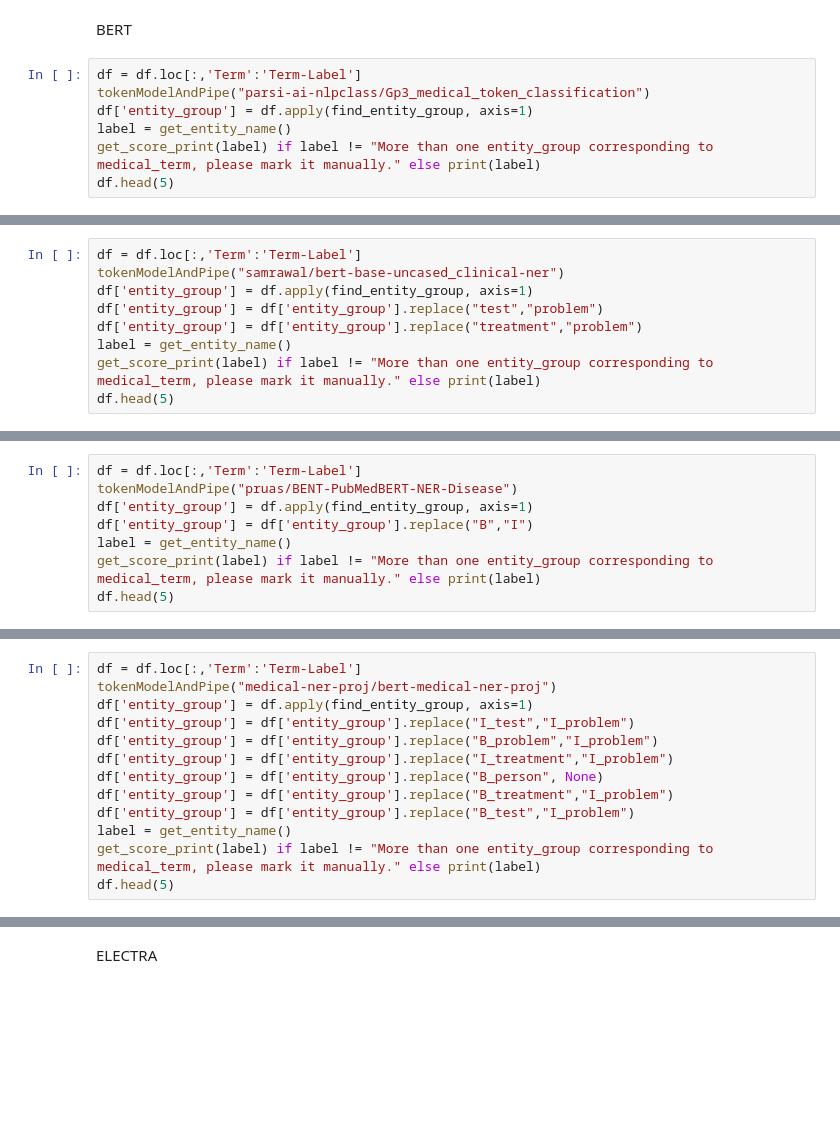
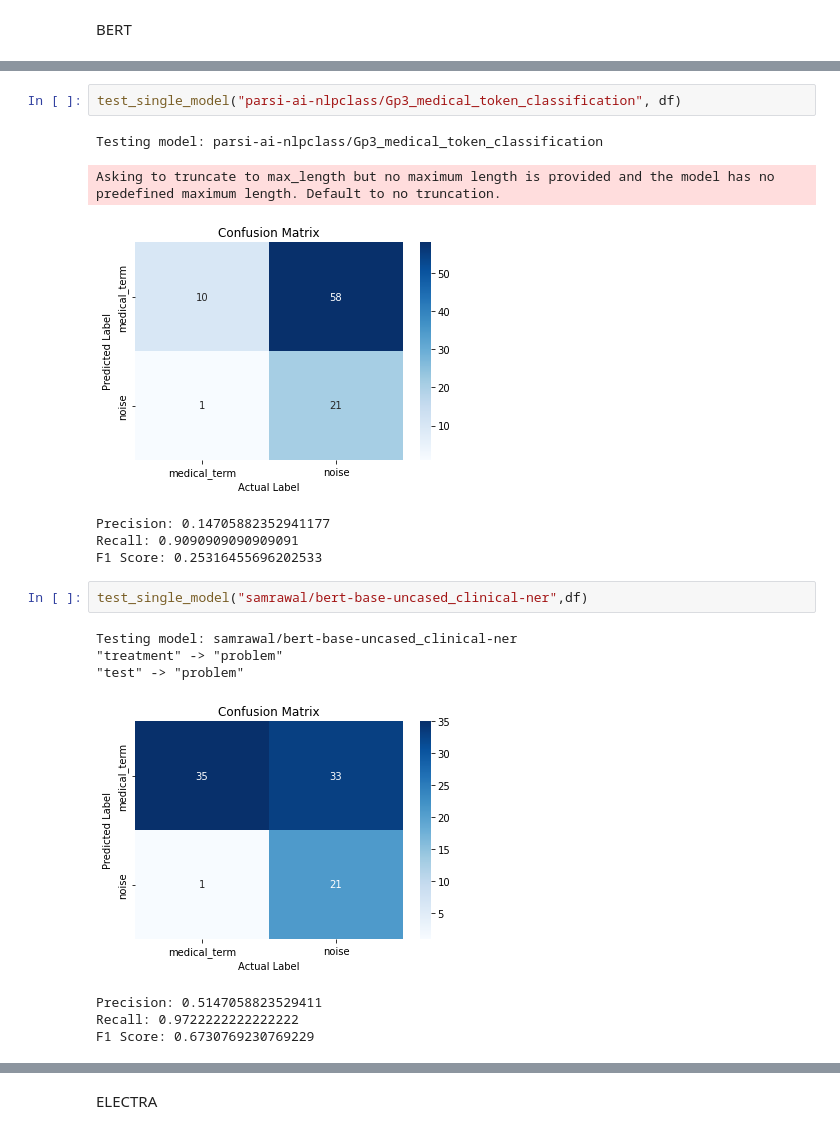
Before and after one commit to JiananTao/GDP2023_llms, a Jupyter notebook: LLMs_with_NER-Jianan.ipynb, the cells around one changed output, grey strips where cells are left out. Cells and saved outputs as stored; diff of their text form; blank space fills up the shorter version.

```diff
--- a/LLMs_with_NER-Jianan.ipynb
+++ b/LLMs_with_NER-Jianan.ipynb
@@ -134,9 +177,2 @@ def get_score_print(label):
 # %% [markdown]
 BERT
-# %%
-df = df.loc[:,'Term':'Term-Label']
-tokenModelAndPipe("parsi-ai-nlpclass/Gp3_medical_token_classification")
-df['entity_group'] = df.apply(find_entity_group, axis=1)
-label = get_entity_name()
-get_score_print(label) if label != "More than one entity_group corresponding to medical_term, please mark it manually." else print(label)
-df.head(5)
@@ -155,9 +178,0 @@ F1 Score: 0.25316455696202533
-# %%
-df = df.loc[:,'Term':'Term-Label']
-tokenModelAndPipe("samrawal/bert-base-uncased_clinical-ner")
-df['entity_group'] = df.apply(find_entity_group, axis=1)
-df['entity_group'] = df['entity_group'].replace("test","problem")
-df['entity_group'] = df['entity_group'].replace("treatment","problem")
-label = get_entity_name()
-get_score_print(label) if label != "More than one entity_group corresponding to medical_term, please mark it manually." else print(label)
-df.head(5)
@@ -175,8 +178,0 @@ F1 Score: 0.6666666666666665
-# %%
-df = df.loc[:,'Term':'Term-Label']
-tokenModelAndPipe("pruas/BENT-PubMedBERT-NER-Disease")
-df['entity_group'] = df.apply(find_entity_group, axis=1)
-df['entity_group'] = df['entity_group'].replace("B","I")
-label = get_entity_name()
-get_score_print(label) if label != "More than one entity_group corresponding to medical_term, please mark it manually." else print(label)
-df.head(5)
@@ -195,13 +178,0 @@ F1 Score: 0.29629629629629634
-# %%
-df = df.loc[:,'Term':'Term-Label']
-tokenModelAndPipe("medical-ner-proj/bert-medical-ner-proj")
-df['entity_group'] = df.apply(find_entity_group, axis=1)
-df['entity_group'] = df['entity_group'].replace("I_test","I_problem")
-df['entity_group'] = df['entity_group'].replace("B_problem","I_problem")
-df['entity_group'] = df['entity_group'].replace("I_treatment","I_problem")
-df['entity_group'] = df['entity_group'].replace("B_person", None)
-df['entity_group'] = df['entity_group'].replace("B_treatment","I_problem")
-df['entity_group'] = df['entity_group'].replace("B_test","I_problem")
-label = get_entity_name()
-get_score_print(label) if label != "More than one entity_group corresponding to medical_term, please mark it manually." else print(label)
-df.head(5)
@@ -218,0 +179,19 @@ F1 Score: 0.3956043956043956
+# %%
+test_single_model("parsi-ai-nlpclass/Gp3_medical_token_classification", df)
+# %% [output]
+Testing model: parsi-ai-nlpclass/Gp3_medical_token_classification
+Asking to truncate to max_length but no maximum length is provided and the model has no predefined maximum length. Default to no truncation.
+[figure, added]
+Precision: 0.14705882352941177
+Recall: 0.9090909090909091
+F1 Score: 0.25316455696202533
+# %%
+test_single_model("samrawal/bert-base-uncased_clinical-ner",df)
+# %% [output]
+Testing model: samrawal/bert-base-uncased_clinical-ner
+"treatment" -> "problem"
+"test" -> "problem"
+[figure, added]
+Precision: 0.5147058823529411
+Recall: 0.9722222222222222
+F1 Score: 0.6730769230769229
```
Also changed, not shown: parts of 20 cells of this notebook.
